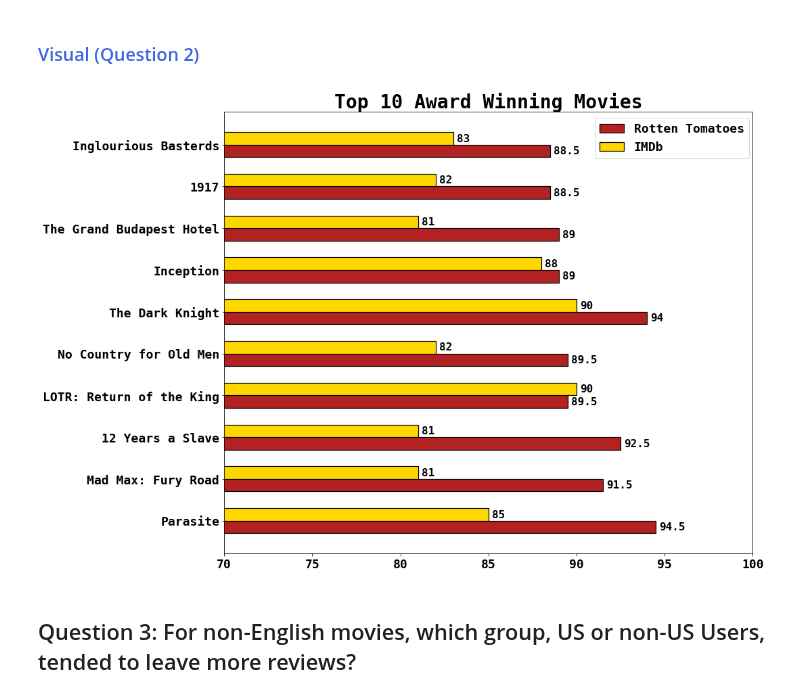
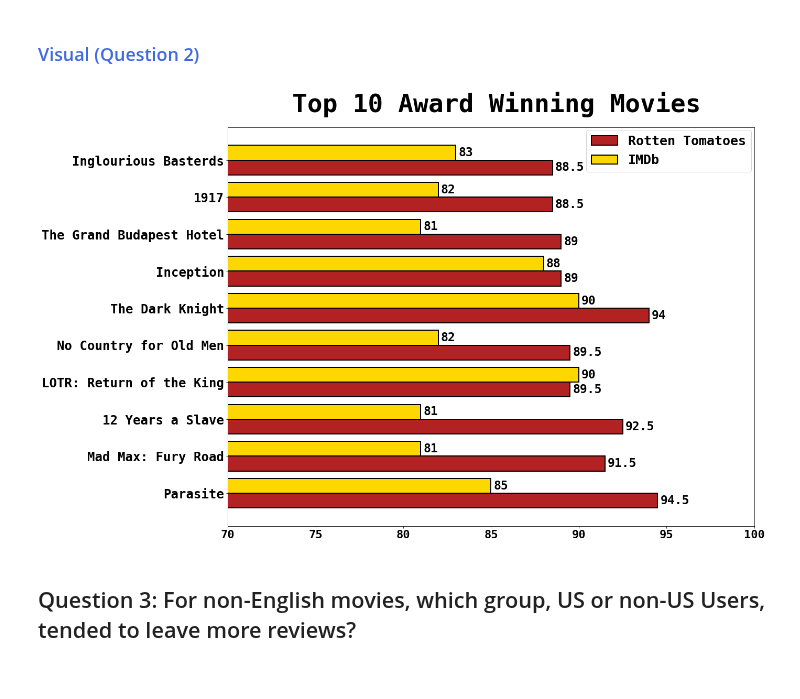
Before and after one commit to HannahSolima/Capstone, a Jupyter notebook: Notebooks/Analysis.ipynb, the cells around one changed output. Saved outputs shown, nothing was run; the diff lists cells and outputs as text; code cells hidden in the pictures.

```diff
--- a/Notebooks/Analysis.ipynb
+++ b/Notebooks/Analysis.ipynb
@@ -350,40 +351,44 @@ movie_award['Title'] = movie_award['Title'].replace('The Lord of the Rings: The
 # %%
 # set the font globally
 plt.rcParams.update({'font.family':'monospace'})
 
 # Create the y value and bar width
 y = np.arange(len(movie_award['Title']))
-width = 0.30
+width = 0.4
 
 # Define plot size
-plt.rcParams['figure.figsize'] = [14, 12]
+plt.rcParams['figure.figsize'] = [18, 14]
 
 # Plot the x and y values
 fig,ax = plt.subplots()
-bar1 = ax.barh(y-width/2, movie_award['RT_All_Pct'], width, color = 'firebrick', edgecolor = 'black', linewidth = 1.2)
-bar2 = ax.barh(y+width/2, movie_award['IMDb_Score_Pct'], width, color = 'gold', edgecolor = 'black', linewidth = 1.2)
+bar1 = ax.barh(y-width/2, movie_award['RT_All_Pct'],
+               width, color = 'firebrick', edgecolor = 'black', linewidth = 2)
+bar2 = ax.barh(y+width/2, movie_award['IMDb_Score_Pct'],
+               width, color = 'gold', edgecolor = 'black', linewidth = 2)
 
 # Set the y labels and legends
 ax.set_yticks(y)
-ax.set_yticklabels(movie_award['Title'], weight = 'bold', size = '18')
+ax.set_yticklabels(movie_award['Title'], weight = 'semibold', size = '24')
 ax.legend
 
 #bar label
-ax.bar_label(bar1, padding=5, size = '16')
-ax.bar_label(bar2, padding=5, size ='16')
+ax.bar_label(bar1, padding=5, size = '23')
+ax.bar_label(bar2, padding=5, size ='23')
 
 # Set the x labels
 ax.set_xlim(70, 100)
 ax.set_xticks([70,75,80,85,90,95,100])
-ax.set_xticklabels(['70','75','80','85','90','95','100'], weight = 'bold', size = '18')
+ax.set_xticklabels(['70','75','80','85','90','95','100'], weight = 'bold', size = '22')
 
 #title
-ax.set_title('Top 10 Award Winning Movies', weight = 'bold', size = '28')
+ax.set_title('Top 10 Award Winning Movies', weight = 'bold',
+             size = '48', x =.51, y=1.03)
 
 #Clustered Bar legend
-plt.legend(["Rotten Tomatoes", "IMDb"], ncol=1, loc="upper left", bbox_to_anchor= (.69,1), fontsize = '18');
+plt.legend(["Rotten Tomatoes", "IMDb"], ncol=1, loc="upper left",
+           bbox_to_anchor= (.668,1.01), fontsize = '25');
 # %% [output]
-[figure, old version]
+[figure, new version]
 # %% [markdown]
 ## Question 3: For non-English movies, which group, US or non-US Users, tended to leave more reviews?
 # %% [markdown]
```
Also changed, not shown: parts of 28 cells of this notebook, 1 other file.
